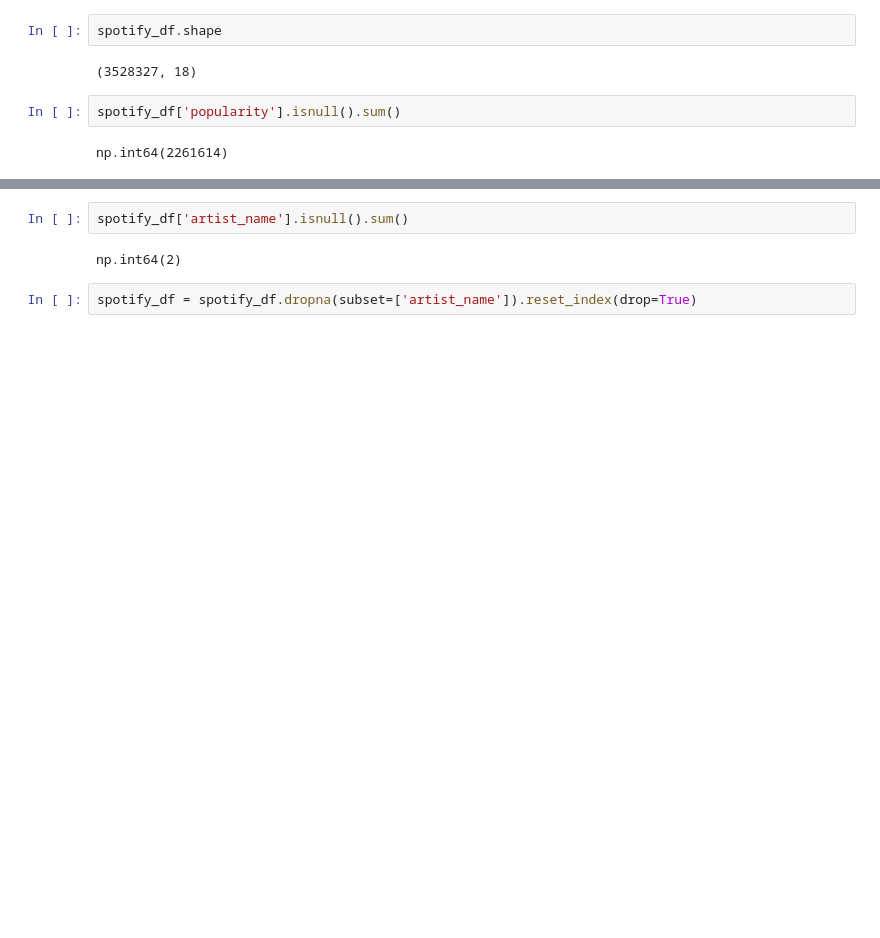
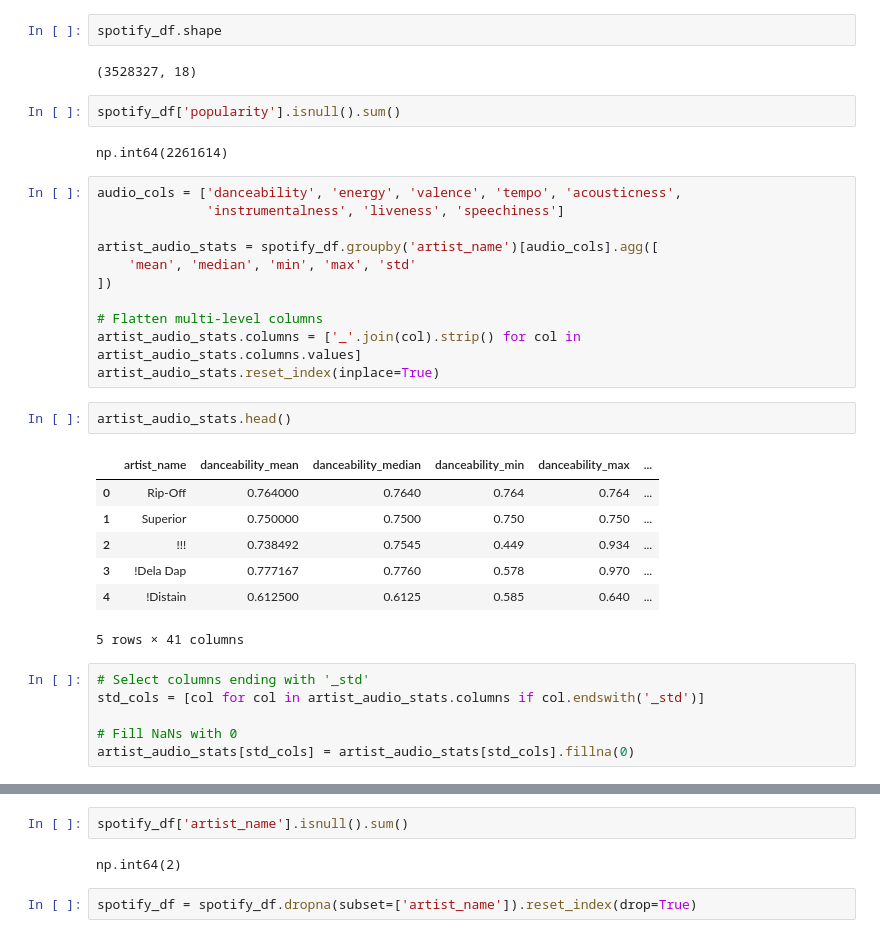
Before and after one commit to NikolozDarsalia/musician-recommender, a Jupyter notebook: notebook.ipynb, the cells around one changed output, grey strips where cells are left out. Drawn from its saved outputs; the diff is of its cells as text; blank space fills up the shorter version.

Commit message:
adjustments for artists_spotify_matched.parquet dataset

```diff
--- a/notebook.ipynb
+++ b/notebook.ipynb
@@ -131,3 +124,30 @@ spotify_df.shape
 spotify_df['popularity'].isnull().sum()
 # %% [output]
 np.int64(2261614)
+# %%
+audio_cols = ['danceability', 'energy', 'valence', 'tempo', 'acousticness',
+              'instrumentalness', 'liveness', 'speechiness']
+
+artist_audio_stats = spotify_df.groupby('artist_name')[audio_cols].agg([
+    'mean', 'median', 'min', 'max', 'std'
+])
+
+# Flatten multi-level columns
+artist_audio_stats.columns = ['_'.join(col).strip() for col in artist_audio_stats.columns.values]
+artist_audio_stats.reset_index(inplace=True)
+# %%
+artist_audio_stats.head()
+# %% [output]
+|  | artist_name | danceability_mean | danceability_median | danceability_min | danceability_max | ... |
+| 0 | Rip­-Off | 0.764000 | 0.7640 | 0.764 | 0.764 | ... |
+| 1 | Superior | 0.750000 | 0.7500 | 0.750 | 0.750 | ... |
+| 2 | !!! | 0.738492 | 0.7545 | 0.449 | 0.934 | ... |
+| 3 | !Dela Dap | 0.777167 | 0.7760 | 0.578 | 0.970 | ... |
+| 4 | !Distain | 0.612500 | 0.6125 | 0.585 | 0.640 | ... |
+5 rows × 41 columns
+# %%
+# Select columns ending with '_std'
+std_cols = [col for col in artist_audio_stats.columns if col.endswith('_std')]
+
+# Fill NaNs with 0
+artist_audio_stats[std_cols] = artist_audio_stats[std_cols].fillna(0)
```
Also changed, not shown: parts of 20 cells of this notebook.
